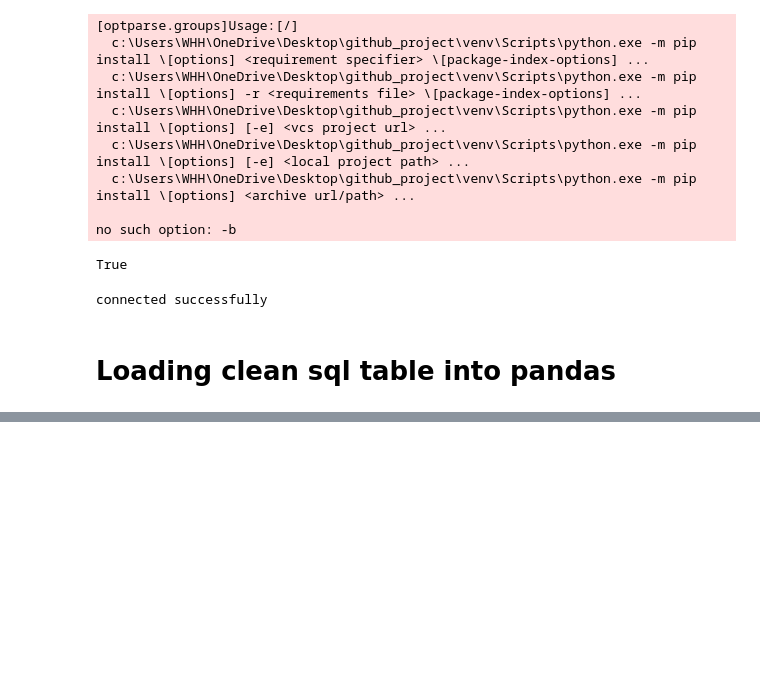
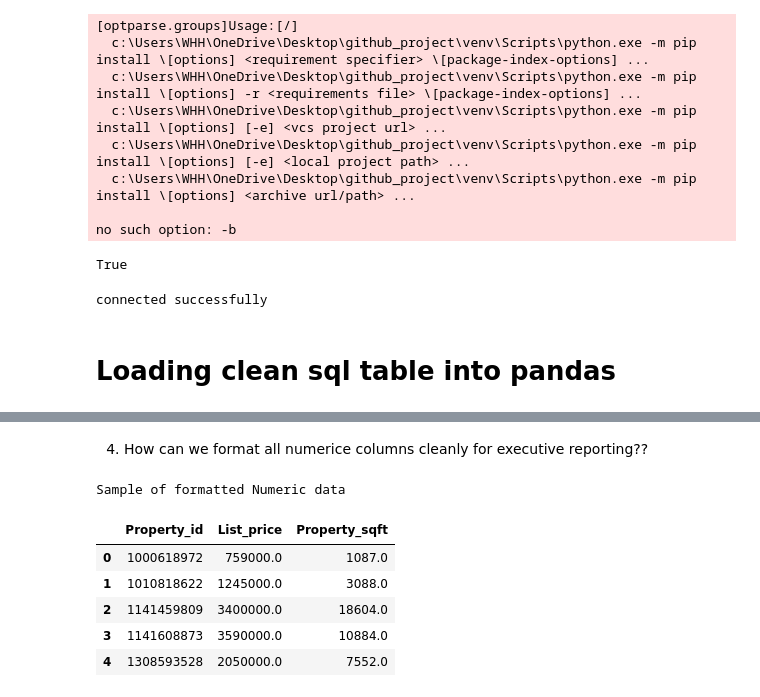
Before and after one commit to k-Kripa/project, a Jupyter notebook: Scripts/analysis.ipynb, the cells around one changed output, grey strips where cells are left out. Saved outputs shown, nothing was run; the diff lists cells and outputs as text; code cells hidden in the pictures; blank space fills up the shorter version.

```diff
--- a/Scripts/analysis.ipynb
+++ b/Scripts/analysis.ipynb
@@ -67,0 +149,18 @@ Succes ! shape: (105, 13)
+# %% [markdown]
+4. How can we format all numerice columns cleanly for executive reporting??
+# %%
+numerice_cols =["List_price","Property_sqft","Price_per_sqft"]
+formatted_df= df.copy()
+formatted_df[numerice_cols]=formatted_df[numerice_cols].map(
+    lambda x :round(x,2)if pd.notnull(x)else x
+)
+print("Sample of formatted Numeric data")
+display(formatted_df[["Property_id","List_price","Property_sqft"]].head(5))
+# %% [output]
+Sample of formatted Numeric data
+|  | Property_id | List_price | Property_sqft |
+| 0 | 1000618972 | 759000.0 | 1087.0 |
+| 1 | 1010818622 | 1245000.0 | 3088.0 |
+| 2 | 1141459809 | 3400000.0 | 18604.0 |
+| 3 | 1141608873 | 3590000.0 | 10884.0 |
+| 4 | 1308593528 | 2050000.0 | 7552.0 |
```
Also changed, not shown: parts of 12 cells of this notebook, 10 other files.
